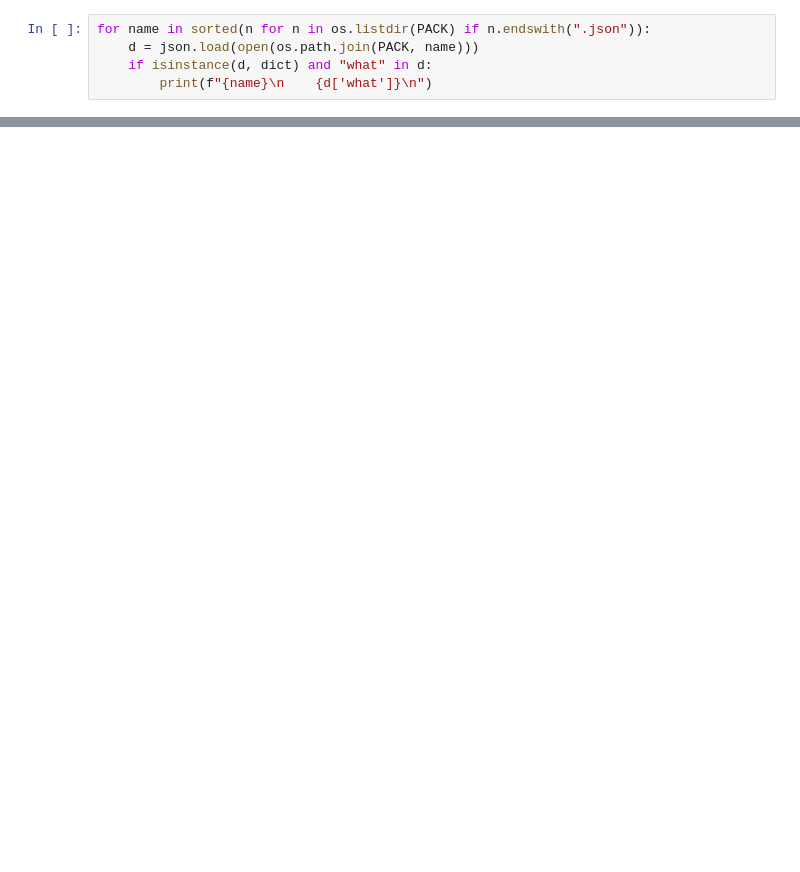
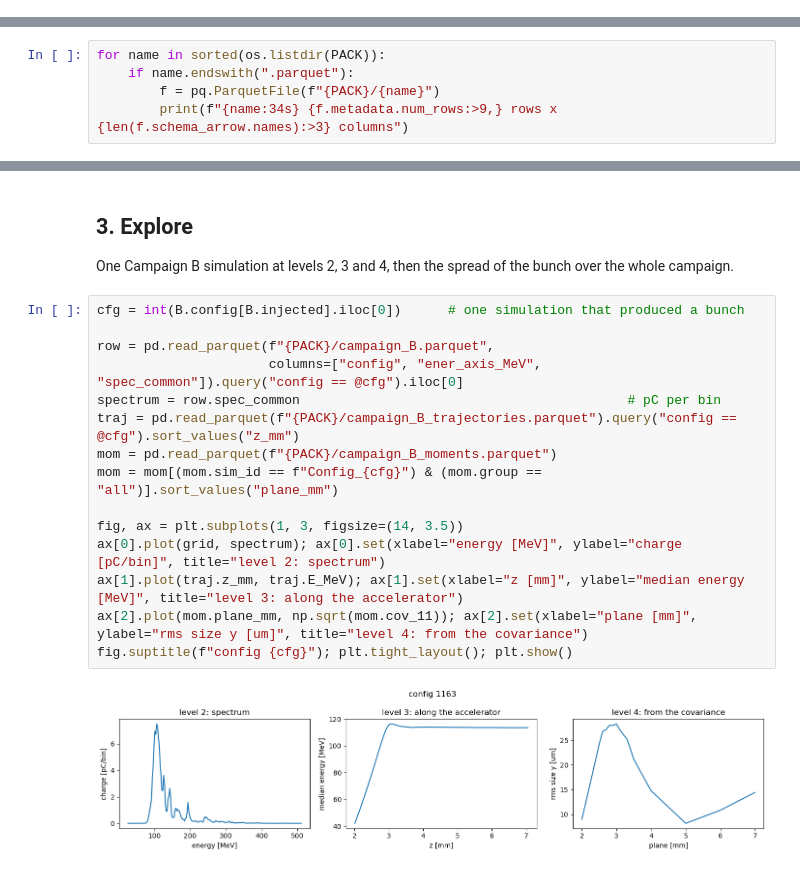
Before and after one commit to aghribi/artifact-hackathon-2026, a Jupyter notebook: challenges/surrogate-models/kickoff_notebook.ipynb, the cells around one changed output, grey strips where cells are left out. Saved outputs shown, nothing was run; the diff lists cells and outputs as text; blank space fills up the shorter version.

```diff
--- a/challenges/surrogate-models/kickoff_notebook.ipynb
+++ b/challenges/surrogate-models/kickoff_notebook.ipynb
@@ -457,5 +0,0 @@ Each file states its own purpose in a `what` key. Here they are, read from the f
-# %%
-for name in sorted(n for n in os.listdir(PACK) if n.endswith(".json")):
-    d = json.load(open(os.path.join(PACK, name)))
-    if isinstance(d, dict) and "what" in d:
-        print(f"{name}\n    {d['what']}\n")
@@ -794,0 +101,5 @@ pd.DataFrame({"your baseline": {t: yours_d[t] for t in D_TARGETS},
+# %%
+for name in sorted(os.listdir(PACK)):
+    if name.endswith(".parquet"):
+        f = pq.ParquetFile(f"{PACK}/{name}")
+        print(f"{name:34s} {f.metadata.num_rows:>9,} rows x {len(f.schema_arrow.names):>3} columns")
@@ -794,0 +117,21 @@ pd.DataFrame({"your baseline": {t: yours_d[t] for t in D_TARGETS},
+# %% [markdown]
+## 3. Explore
+
+One Campaign B simulation at levels 2, 3 and 4, then the spread of the bunch over the whole campaign.
+# %%
+cfg = int(B.config[B.injected].iloc[0])      # one simulation that produced a bunch
+
+row = pd.read_parquet(f"{PACK}/campaign_B.parquet",
+                      columns=["config", "ener_axis_MeV", "spec_common"]).query("config == @cfg").iloc[0]
+spectrum = row.spec_common                                          # pC per bin
+traj = pd.read_parquet(f"{PACK}/campaign_B_trajectories.parquet").query("config == @cfg").sort_values("z_mm")
+mom = pd.read_parquet(f"{PACK}/campaign_B_moments.parquet")
+mom = mom[(mom.sim_id == f"Config_{cfg}") & (mom.group == "all")].sort_values("plane_mm")
+
+fig, ax = plt.subplots(1, 3, figsize=(14, 3.5))
+ax[0].plot(grid, spectrum); ax[0].set(xlabel="energy [MeV]", ylabel="charge [pC/bin]", title="level 2: spectrum")
+ax[1].plot(traj.z_mm, traj.E_MeV); ax[1].set(xlabel="z [mm]", ylabel="median energy [MeV]", title="level 3: along the accelerator")
+ax[2].plot(mom.plane_mm, np.sqrt(mom.cov_11)); ax[2].set(xlabel="plane [mm]", ylabel="rms size y [um]", title="level 4: from the covariance")
+fig.suptitle(f"config {cfg}"); plt.tight_layout(); plt.show()
+# %% [output]
+[figure, added]
```
Also changed, not shown: parts of 52 cells of this notebook, 21 other files.
